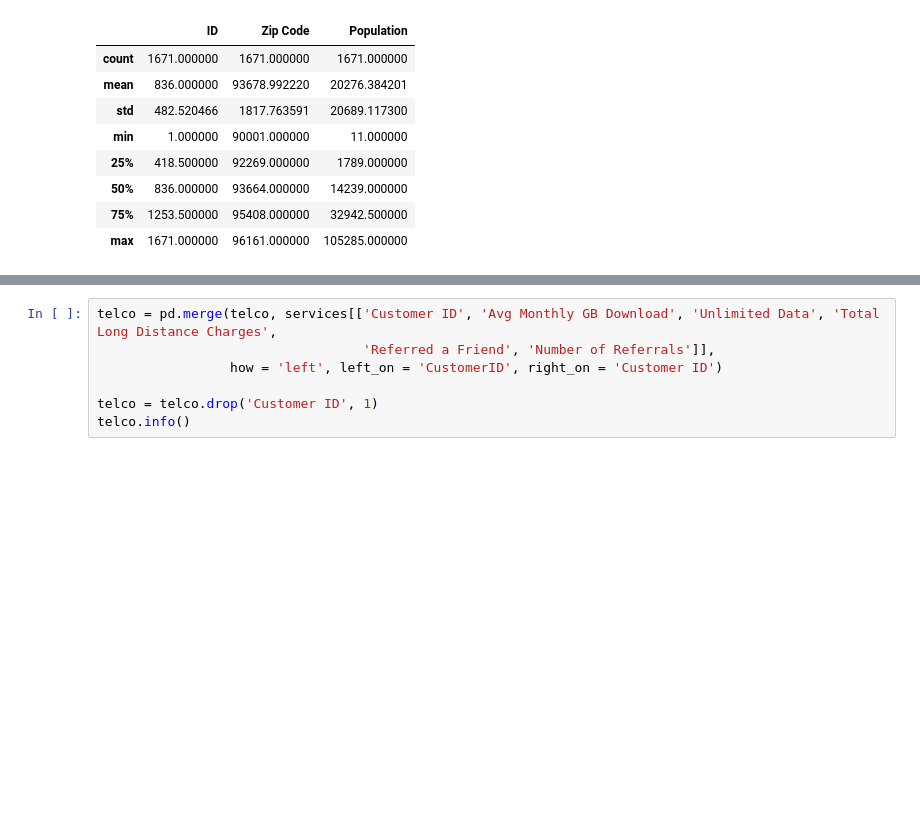
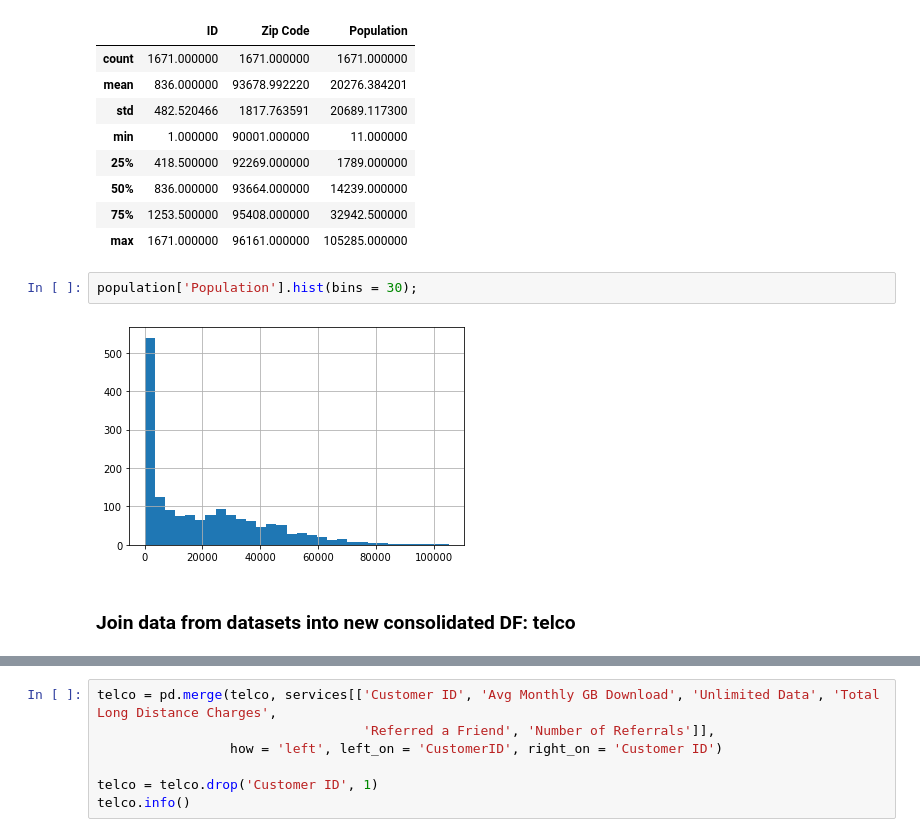
Before and after one commit to Khalif81/TelcoChurn, a Jupyter notebook: Telco_Churn_Data_Wrangling.ipynb, the cells around one changed output, grey strips where cells are left out. Cells and saved outputs as stored; diff of their text form; blank space fills up the shorter version.

```diff
--- a/Telco_Churn_Data_Wrangling.ipynb
+++ b/Telco_Churn_Data_Wrangling.ipynb
@@ -540,6 +542,12 @@ population.describe()
 | 50% | 836.000000 | 93664.000000 | 14239.000000 |
 | 75% | 1253.500000 | 95408.000000 | 32942.500000 |
 | max | 1671.000000 | 96161.000000 | 105285.000000 |
+# %%
+population['Population'].hist(bins = 30);
+# %% [output]
+[figure, added]
+# %% [markdown]
+### Join data from datasets into new consolidated DF: telco
 # %%
 telco = pd.merge(churn, status[['Customer ID', 'Satisfaction Score','Churn Category']],
                  how = 'left', left_on = 'CustomerID', right_on = 'Customer ID')
```
Also changed, not shown: parts of 26 cells of this notebook, 6 other files.
